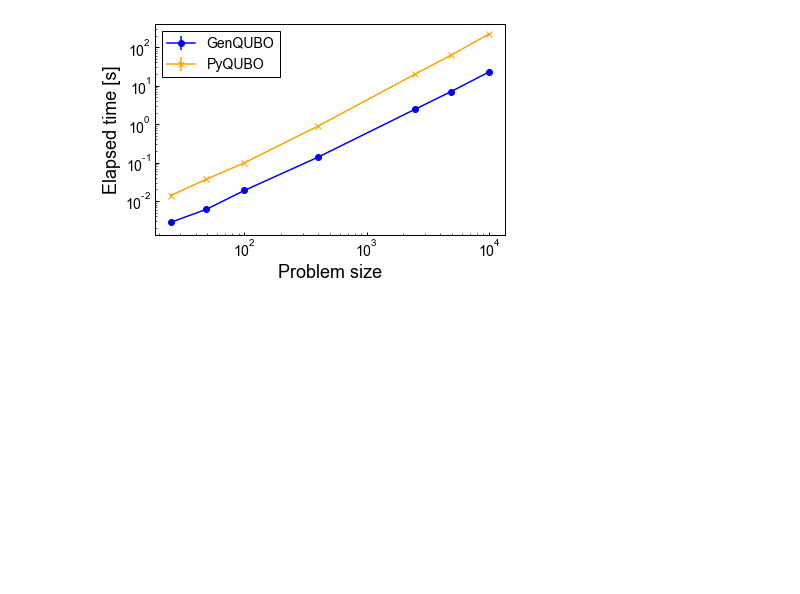
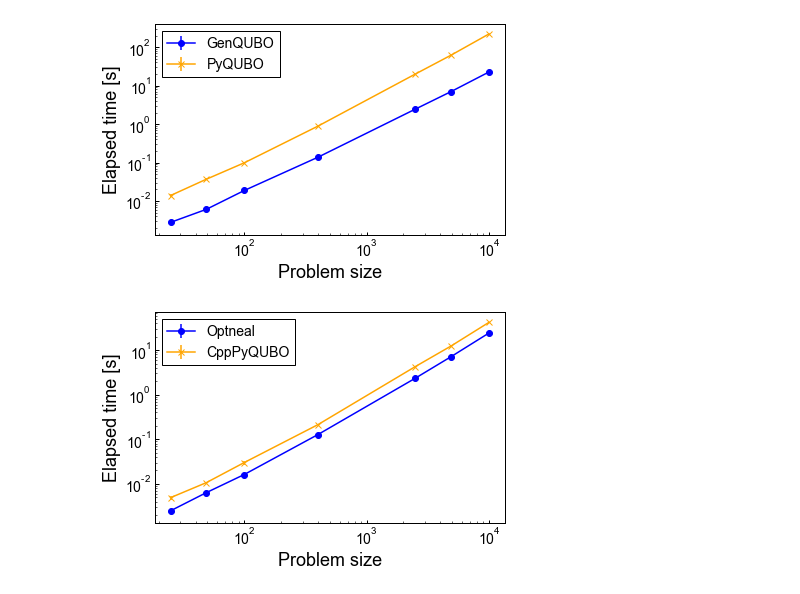
Before and after one commit to whigg/optneal, a Jupyter notebook: examples/plot_benchmark.ipynb, the cells around one changed output. Saved outputs shown, nothing was run; the diff lists cells and outputs as text; code cells hidden in the pictures; blank space fills up the shorter version.

```diff
--- a/examples/plot_benchmark.ipynb
+++ b/examples/plot_benchmark.ipynb
@@ -56,3 +56,29 @@ plt.savefig('elapsed_time.png')
 plt.show()
 # %% [output]
 [figure]
+# %%
+with open('times_optneal.pkl', 'rb') as f:
+    times_optneal = pickle.load(f)
+with open('times_cpppyqubo.pkl', 'rb') as f:
+    times_pyqubo = pickle.load(f)
+# %%
+prob_sizes = np.array([5, 7, 10, 20, 50, 70, 100])
+mean_optneal = [np.mean(times_optneal[n]) for n in prob_sizes]
+mean_pyqubo = [np.mean(times_pyqubo[n]) for n in prob_sizes]
+std_optneal = [np.std(times_optneal[n]) for n in prob_sizes]
+std_pyqubo = [np.std(times_pyqubo[n]) for n in prob_sizes]
+
+plt.errorbar(x=prob_sizes**2, y=mean_optneal, yerr=std_optneal,
+             c='blue', marker='o', label='Optneal')
+plt.errorbar(x=prob_sizes**2, y=mean_pyqubo, yerr=std_pyqubo,
+             c='orange', marker='x', label='CppPyQUBO')
+plt.xscale('log')
+plt.yscale('log')
+plt.xlabel('Problem size')
+plt.ylabel('Elapsed time [s]')
+plt.legend()
+plt.tight_layout()
+plt.savefig('elapsed_time_v2.png')
+plt.show()
+# %% [output]
+[figure, added]
```
Also changed, not shown: 7 other files.
